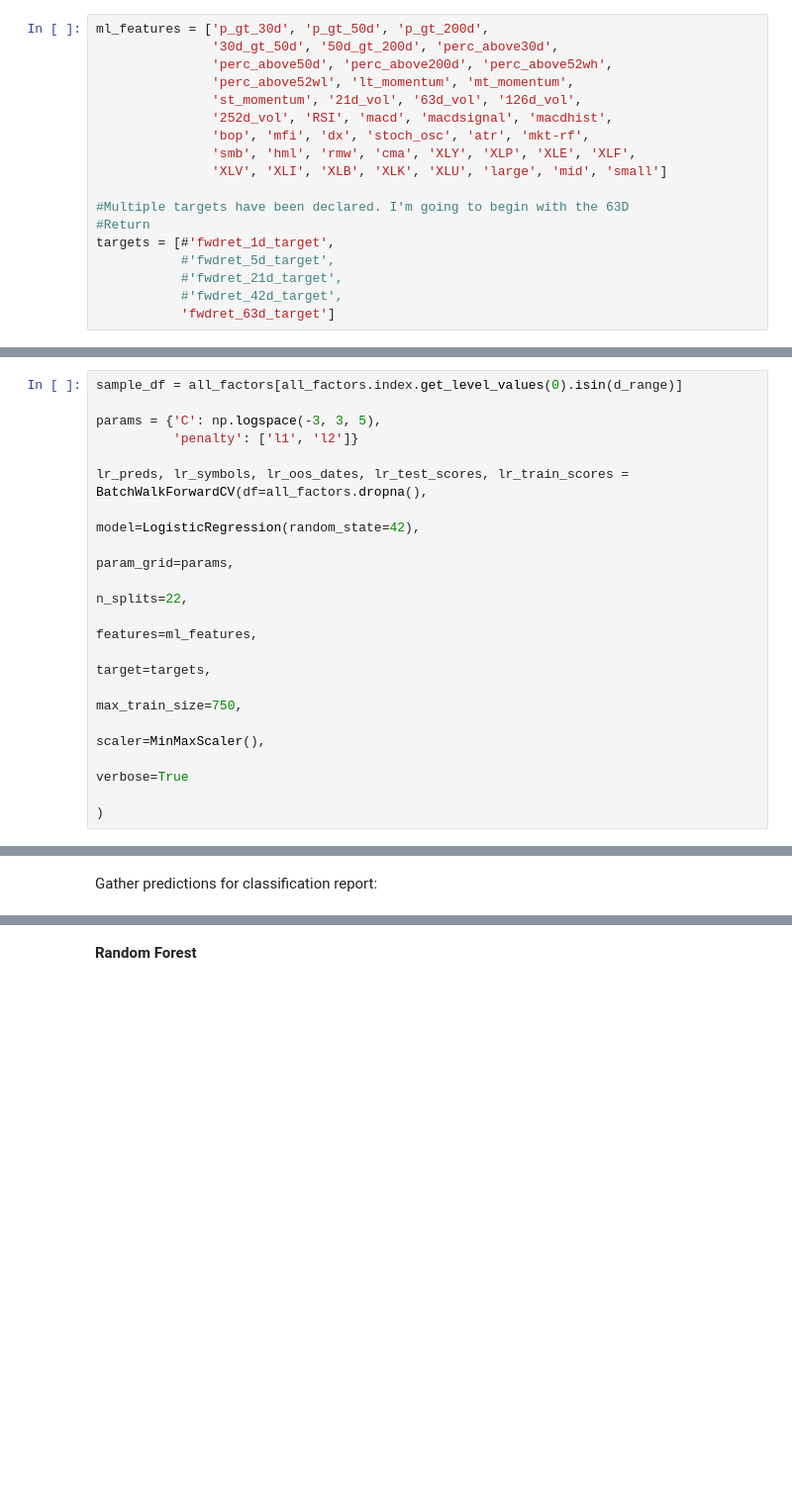
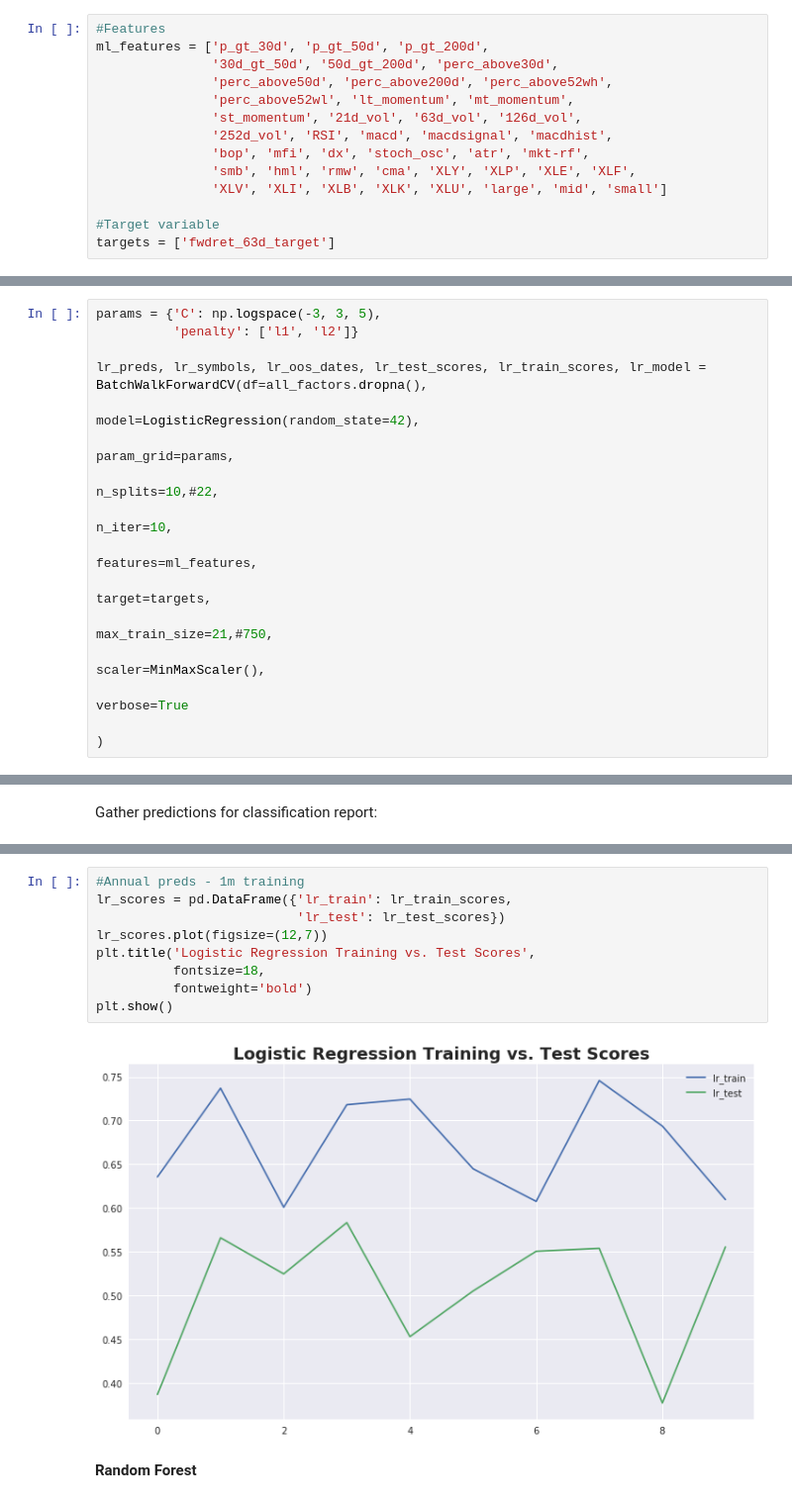
Before and after one commit to jimportico/ml_engineer_nanodegree, a Jupyter notebook: advanced_ml/final_capstone/Capstone Data Acquisition.ipynb, the cells around one changed output, grey strips where cells are left out. Shown at 99% size. Drawn from its saved outputs; the diff is of its cells as text; blank space fills up the shorter version.

```diff
--- a/advanced_ml/final_capstone/Capstone Data Acquisition.ipynb
+++ b/advanced_ml/final_capstone/Capstone Data Acquisition.ipynb
@@ -1353,6 +1424,7 @@ Define features and targets
 
 Think about splitting features into numerical quantities and one-hot values
 # %%
+#Features
 ml_features = ['p_gt_30d', 'p_gt_50d', 'p_gt_200d',
                '30d_gt_50d', '50d_gt_200d', 'perc_above30d',
                'perc_above50d', 'perc_above200d', 'perc_above52wh',
@@ -1363,13 +1435,8 @@ ml_features = ['p_gt_30d', 'p_gt_50d', 'p_gt_200d',
                'smb', 'hml', 'rmw', 'cma', 'XLY', 'XLP', 'XLE', 'XLF',
                'XLV', 'XLI', 'XLB', 'XLK', 'XLU', 'large', 'mid', 'small']
 
-#Multiple targets have been declared. I'm going to begin with the 63D
-#Return
-targets = [#'fwdret_1d_target',
-           #'fwdret_5d_target',
-           #'fwdret_21d_target',
-           #'fwdret_42d_target',
-           'fwdret_63d_target']
+#Target variable
+targets = ['fwdret_63d_target']
 # %% [markdown]
 use the cell below to test run times for month ends - DELETE WHEN FINISHED
 # %%
@@ -1433,21 +1500,20 @@ Using TSCV without using an input of unique dates incorporates look-ahead bias.
 
 We'll be writing our own function to get around that.
 # %%
-sample_df = all_factors[all_factors.index.get_level_values(0).isin(d_range)]
-
 params = {'C': np.logspace(-3, 3, 5),
           'penalty': ['l1', 'l2']}
 
-lr_preds, lr_symbols, lr_oos_dates, lr_test_scores, lr_train_scores = BatchWalkForwardCV(df=all_factors.dropna(),
-                                                                                         model=LogisticRegression(random_state=42),
-                                                                                         param_grid=params,
-                                                                                         n_splits=22,
-                                                                                         features=ml_features,
-                                                                                         target=targets,
-                                                                                         max_train_size=750,
-                                                                                         scaler=MinMaxScaler(),
-                                                                                         verbose=True
-                                                                                        )
+lr_preds, lr_symbols, lr_oos_dates, lr_test_scores, lr_train_scores, lr_model = BatchWalkForwardCV(df=all_factors.dropna(),
+                                                                                                   model=LogisticRegression(random_state=42),
+                                                                                                   param_grid=params,
+                                                                                                   n_splits=10,#22,
+                                                                                                   n_iter=10,
+                                                                                                   features=ml_features,
+                                                                                                   target=targets,
+                                                                                                   max_train_size=21,#750,
+                                                                                                   scaler=MinMaxScaler(),
+                                                                                                   verbose=True
+                                                                                                  )
 # %% [output]
 Model:
  Pipeline(memory=None,
@@ -1517,2 +1552,13 @@ print(lr_test_scores)
+# %%
+#Annual preds - 1m training
+lr_scores = pd.DataFrame({'lr_train': lr_train_scores,
+                          'lr_test': lr_test_scores})
+lr_scores.plot(figsize=(12,7))
+plt.title('Logistic Regression Training vs. Test Scores',
+          fontsize=18,
+          fontweight='bold')
+plt.show()
+# %% [output]
+[figure, added]
 # %% [markdown]
 **Random Forest**
```
Also changed, not shown: parts of 62 cells of this notebook, 1 other file.
